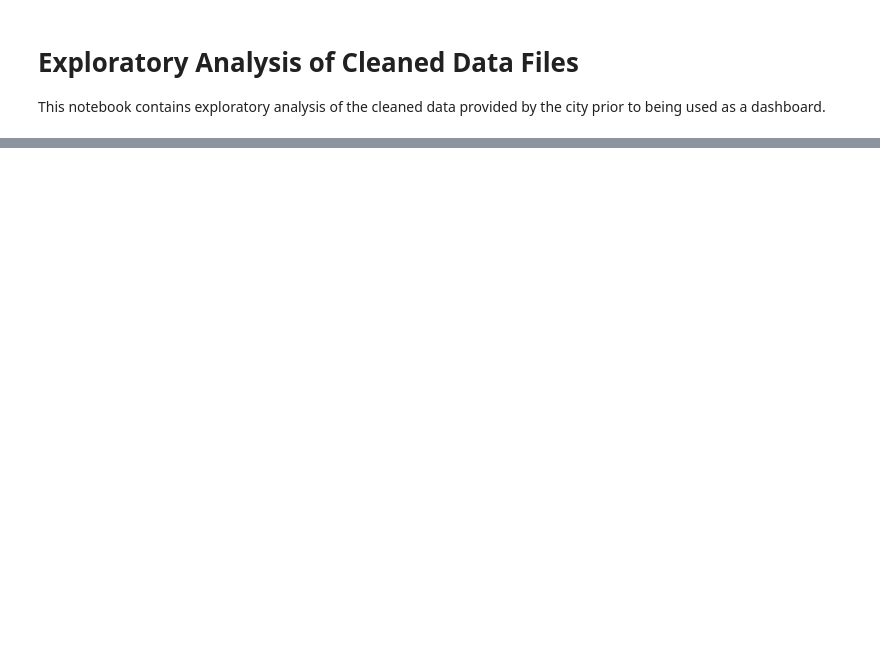
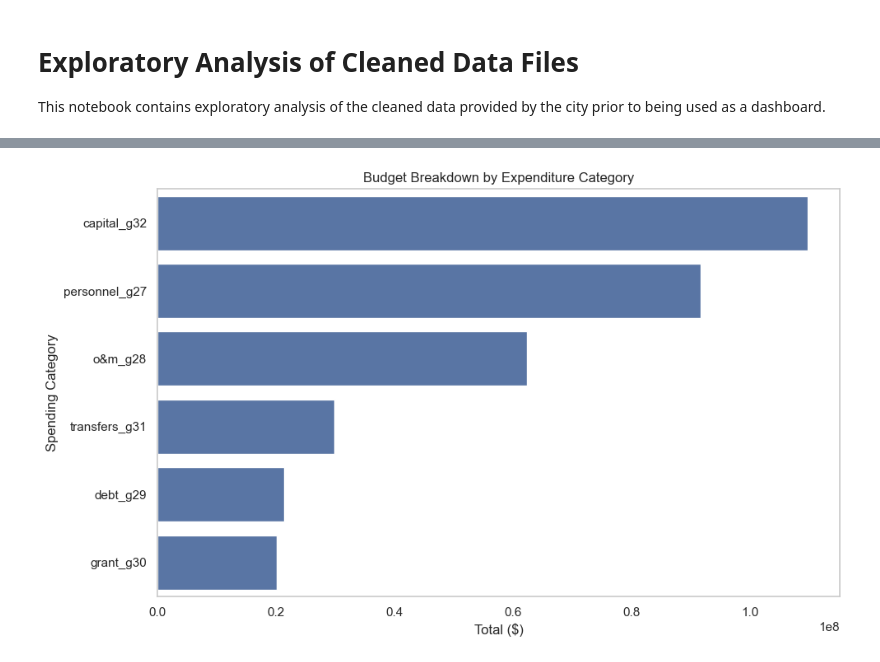
Before and after one commit to breannanpr/CityofMissoulaBudgetCapstone, a Jupyter notebook: citydata_02_exploratory.ipynb, the cells around one changed output, grey strips where cells are left out. Saved outputs shown, nothing was run; the diff lists cells and outputs as text; code cells hidden in the pictures; blank space fills up the shorter version.

```diff
--- a/citydata_02_exploratory.ipynb
+++ b/citydata_02_exploratory.ipynb
@@ -292,0 +226,16 @@ plt.show()
+# %%
+# Aggregate categories
+spend_cats = ['personnel_g27', 'o&m_g28', 'debt_g29', 'grant_g30', 'transfers_g31', 'capital_g32']
+budget_breakdown = df_programs[spend_cats].sum().sort_values(ascending=False)
+
+# Plot
+plt.figure(figsize=(10, 6))
+sns.barplot(x=budget_breakdown.values, y=budget_breakdown.index)
+plt.title("Budget Breakdown by Expenditure Category")
+plt.xlabel("Total ($)")
+plt.ylabel("Spending Category")
+plt.grid(axis="x")
+plt.tight_layout()
+plt.show()
+# %% [output]
+[figure, added]
```
Also changed, not shown: parts of 53 cells of this notebook, 2 other files.
